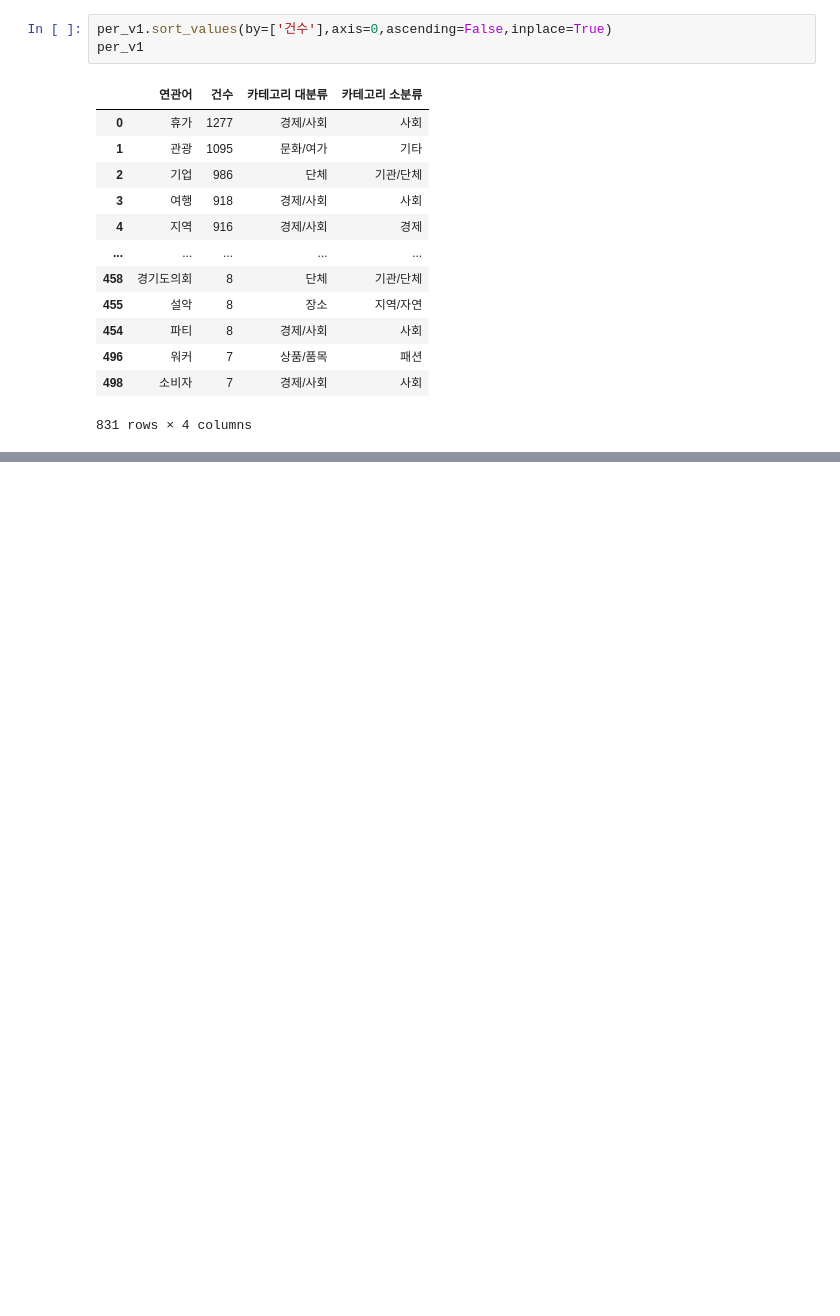
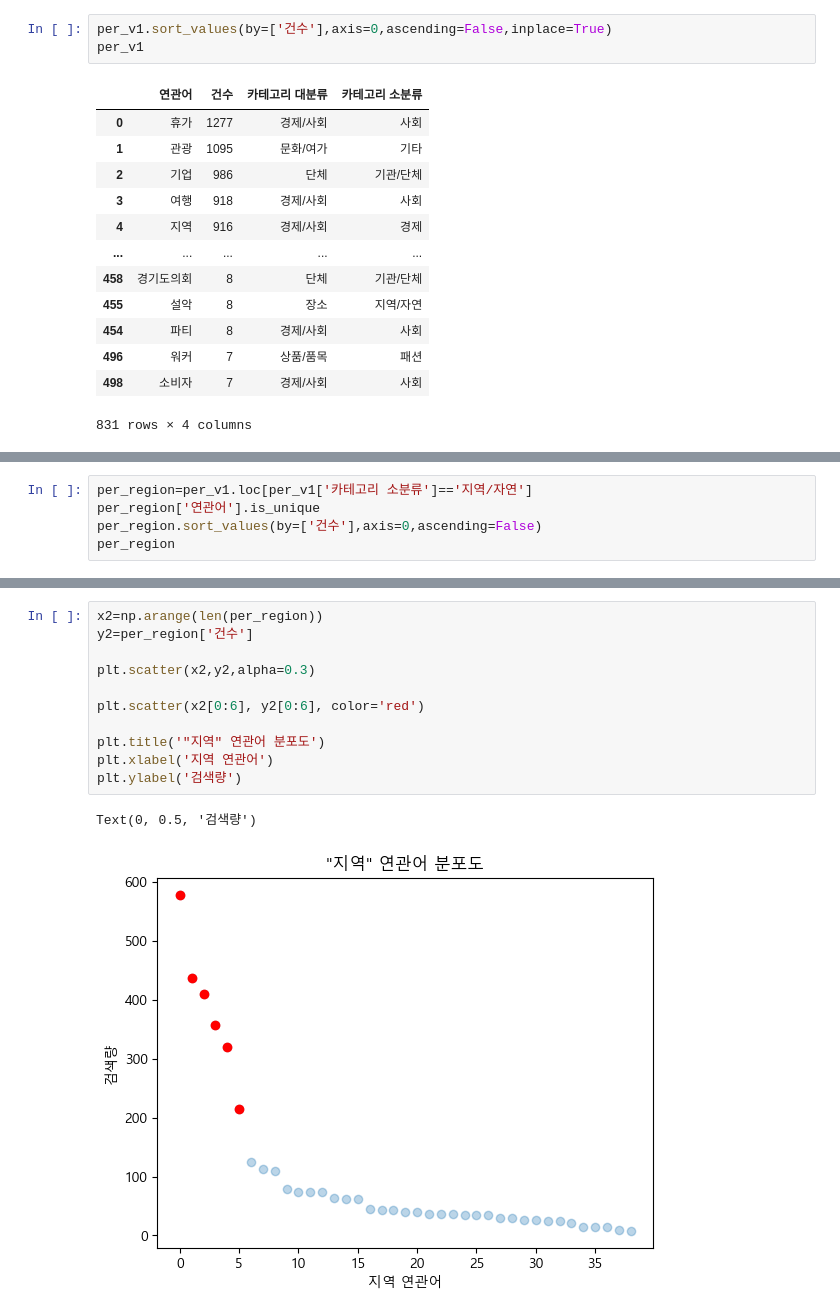
Before and after one commit to sheershay/ise-sr-project, a Jupyter notebook: workation_current_status/public_opinion.ipynb, the cells around one changed output, grey strips where cells are left out. Cells and saved outputs as stored; diff of their text form; blank space fills up the shorter version.

Commit message:
Analysed regional bias

```diff
--- a/workation_current_status/public_opinion.ipynb
+++ b/workation_current_status/public_opinion.ipynb
@@ -66,3 +67,8 @@ per_v1.iloc[0:15,:]
 | 12 | 형태 | 558 | 경제/사회 | 경제 |
 | 13 | 휴식 | 541 | 경제/사회 | 사회 |
 | 14 | 직원 | 501 | 경제/사회 | 사회 |
+# %%
+per_region=per_v1.loc[per_v1['카테고리 소분류']=='지역/자연']
+per_region['연관어'].is_unique
+per_region.sort_values(by=['건수'],axis=0,ascending=False)
+per_region
@@ -68,0 +93,14 @@ per_v1.iloc[0:15,:]
+# %%
+x2=np.arange(len(per_region))
+y2=per_region['건수']
+
+plt.scatter(x2,y2,alpha=0.3)
+
+plt.scatter(x2[0:6], y2[0:6], color='red')
+
+plt.title('"지역" 연관어 분포도')
+plt.xlabel('지역 연관어')
+plt.ylabel('검색량')
+# %% [output]
+Text(0, 0.5, '검색량')
+[figure, added]
```
Also changed, not shown: parts of 4 cells of this notebook.
